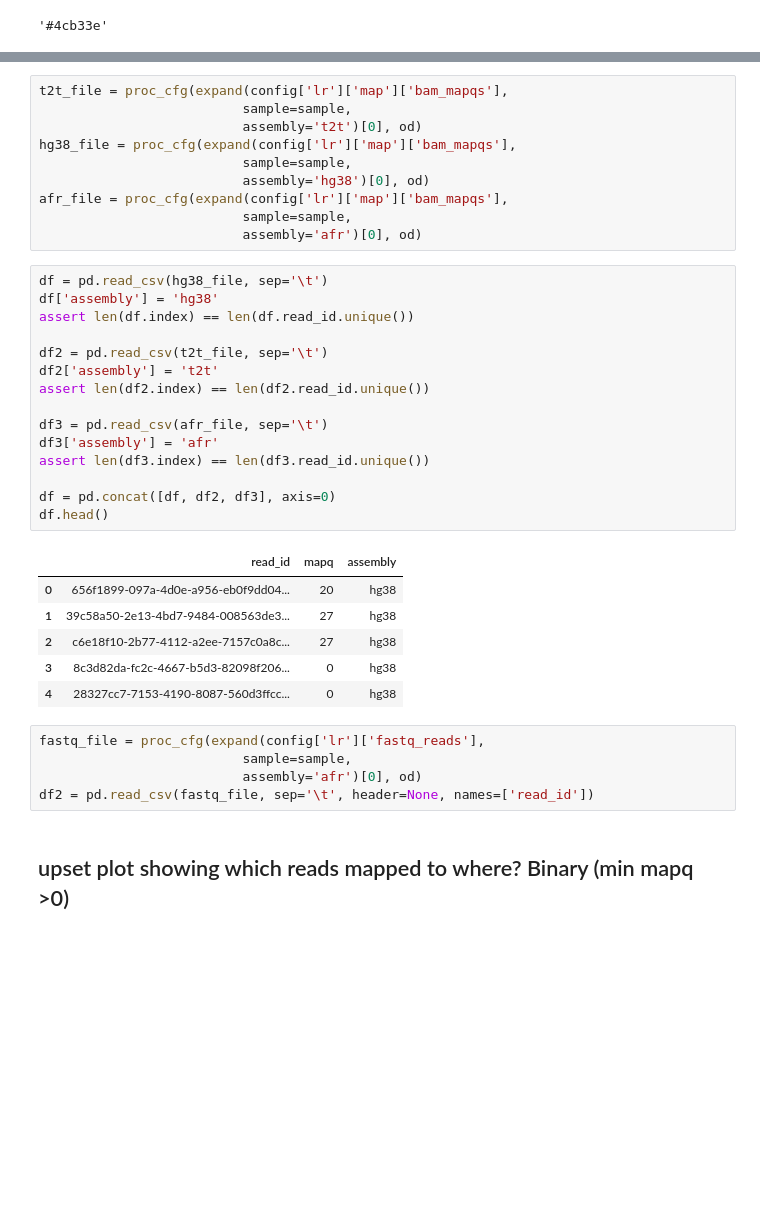
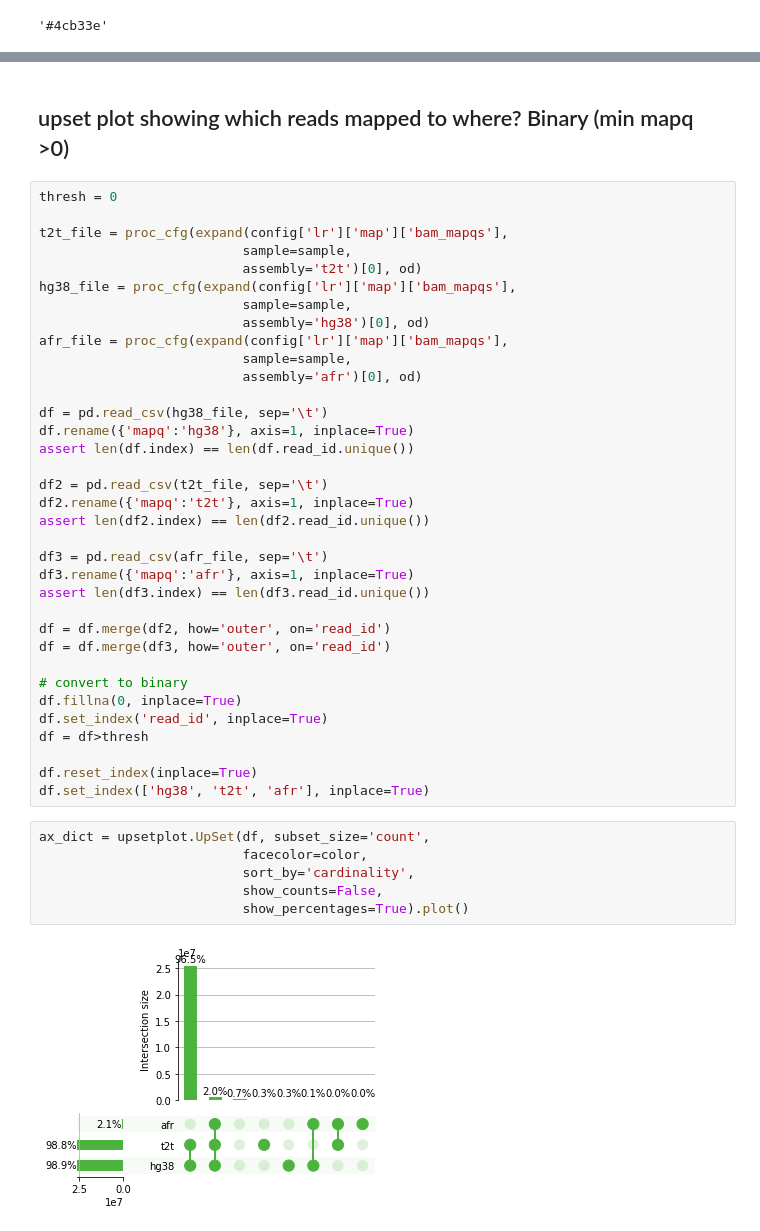
Before and after one commit to fairliereese/240903_pt, a Jupyter notebook: analysis/compare_hg38_t2t_afr.ipynb, the cells around one changed output, grey strips where cells are left out. Cells and saved outputs as stored; diff of their text form; blank space fills up the shorter version.

```diff
--- a/analysis/compare_hg38_t2t_afr.ipynb
+++ b/analysis/compare_hg38_t2t_afr.ipynb
@@ -42,39 +40,45 @@ color = c_dict[pop]
-# %%
-t2t_file = proc_cfg(expand(config['lr']['map']['bam_mapqs'],
-                          sample=sample,
-                          assembly='t2t')[0], od)
-hg38_file = proc_cfg(expand(config['lr']['map']['bam_mapqs'],
-                          sample=sample,
-                          assembly='hg38')[0], od)
-afr_file = proc_cfg(expand(config['lr']['map']['bam_mapqs'],
-                          sample=sample,
-                          assembly='afr')[0], od)
-# %%
-df = pd.read_csv(hg38_file, sep='\t')
-df['assembly'] = 'hg38'
-assert len(df.index) == len(df.read_id.unique())
-
-df2 = pd.read_csv(t2t_file, sep='\t')
-df2['assembly'] = 't2t'
-assert len(df2.index) == len(df2.read_id.unique())
-
-df3 = pd.read_csv(afr_file, sep='\t')
-df3['assembly'] = 'afr'
-assert len(df3.index) == len(df3.read_id.unique())
-
-df = pd.concat([df, df2, df3], axis=0)
-df.head()
-# %% [output]
-|  | read_id | mapq | assembly |
-| 0 | 656f1899-097a-4d0e-a956-eb0f9dd04... | 20 | hg38 |
-| 1 | 39c58a50-2e13-4bd7-9484-008563de3... | 27 | hg38 |
-| 2 | c6e18f10-2b77-4112-a2ee-7157c0a8c... | 27 | hg38 |
-| 3 | 8c3d82da-fc2c-4667-b5d3-82098f206... | 0 | hg38 |
-| 4 | 28327cc7-7153-4190-8087-560d3ffcc... | 0 | hg38 |
-# %%
-fastq_file = proc_cfg(expand(config['lr']['fastq_reads'],
-                          sample=sample,
-                          assembly='afr')[0], od)
-df2 = pd.read_csv(fastq_file, sep='\t', header=None, names=['read_id'])
 # %% [markdown]
 ## upset plot showing which reads mapped to where? Binary (min mapq >0)
+# %%
+thresh = 0
+
+t2t_file = proc_cfg(expand(config['lr']['map']['bam_mapqs'],
+                          sample=sample,
+                          assembly='t2t')[0], od)
+hg38_file = proc_cfg(expand(config['lr']['map']['bam_mapqs'],
+                          sample=sample,
+                          assembly='hg38')[0], od)
+afr_file = proc_cfg(expand(config['lr']['map']['bam_mapqs'],
+                          sample=sample,
+                          assembly='afr')[0], od)
+
+df = pd.read_csv(hg38_file, sep='\t')
+df.rename({'mapq':'hg38'}, axis=1, inplace=True)
+assert len(df.index) == len(df.read_id.unique())
+
+df2 = pd.read_csv(t2t_file, sep='\t')
+df2.rename({'mapq':'t2t'}, axis=1, inplace=True)
+assert len(df2.index) == len(df2.read_id.unique())
+
+df3 = pd.read_csv(afr_file, sep='\t')
+df3.rename({'mapq':'afr'}, axis=1, inplace=True)
+assert len(df3.index) == len(df3.read_id.unique())
+
+df = df.merge(df2, how='outer', on='read_id')
+df = df.merge(df3, how='outer', on='read_id')
+
+# convert to binary
+df.fillna(0, inplace=True)
+df.set_index('read_id', inplace=True)
+df = df>thresh
+
+df.reset_index(inplace=True)
+df.set_index(['hg38', 't2t', 'afr'], inplace=True)
+# %%
+ax_dict = upsetplot.UpSet(df, subset_size='count',
+                          facecolor=color,
+                          sort_by='cardinality',
+                          show_counts=False,
+                          show_percentages=True).plot()
+# %% [output]
+[figure, added]
```
Also changed, not shown: parts of 27 cells of this notebook, 4 other files.
